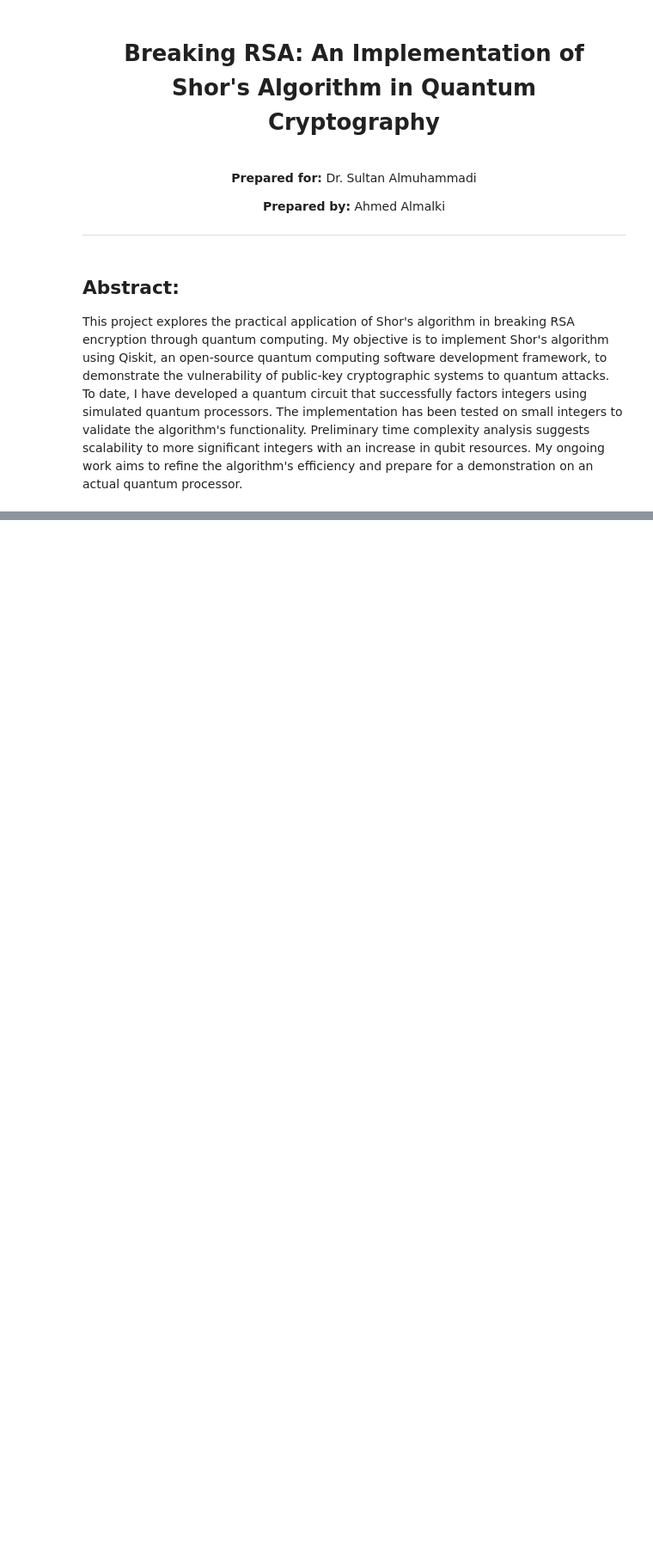
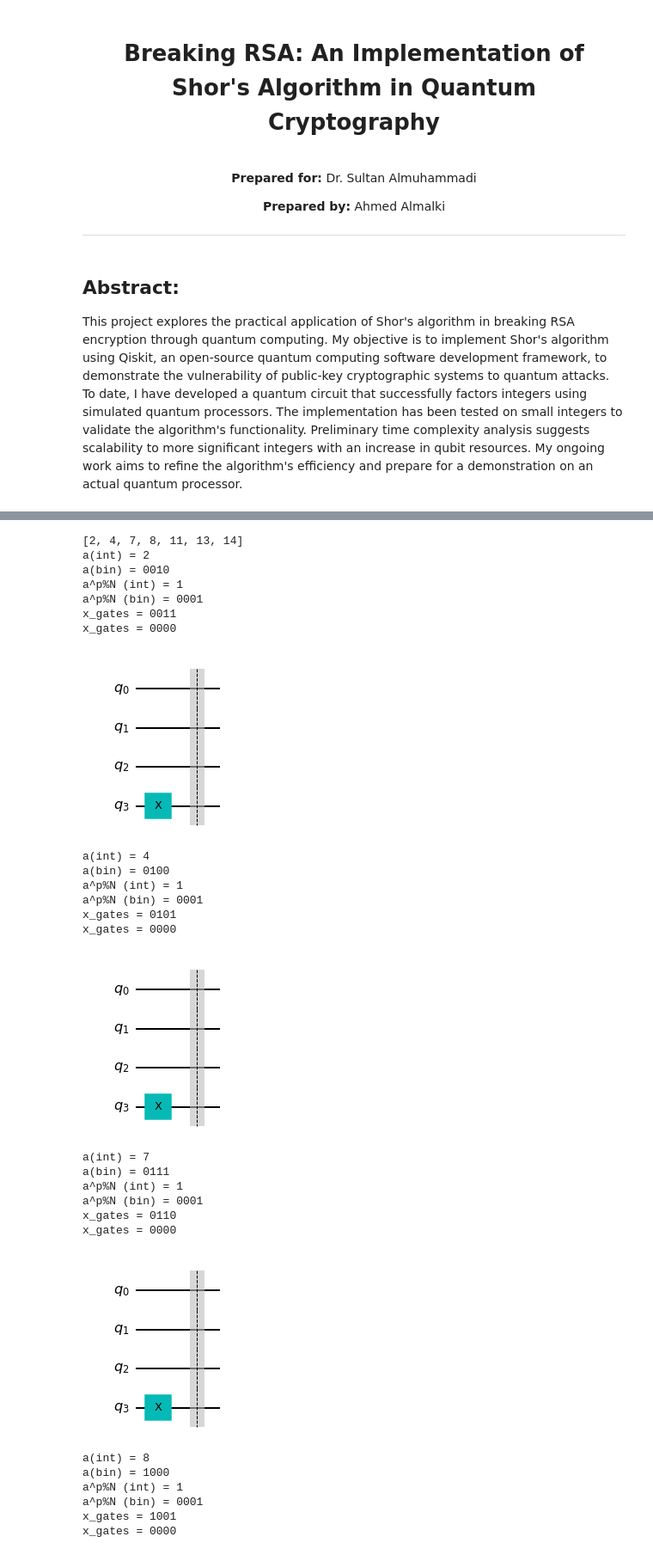
Before and after one commit to asajm/Quantum-Cryptography, a Jupyter notebook: Quantum-Cryptography.ipynb, the cells around one changed output, grey strips where cells are left out. Shown at 86% size. Drawn from its saved outputs; the diff is of its cells as text; code cells hidden in the pictures; blank space fills up the shorter version.

Commit message:
update controlled U gate

```diff
--- a/Quantum-Cryptography.ipynb
+++ b/Quantum-Cryptography.ipynb
@@ -145,0 +155,32 @@ from qiskit.circuit.library import QFT
+# %%
+for p in range(m_len):
+    c_amodN(7,15,p,draw=True)
+# %% [output]
+[2, 4, 7, 8, 11, 13, 14]
+a(int) = 2
+a(bin) = 0010
+a^p%N (int) = 1
+a^p%N (bin) = 0001
+x_gates = 0011
+x_gates = 0000
+[figure, added]
+a(int) = 4
+a(bin) = 0100
+a^p%N (int) = 1
+a^p%N (bin) = 0001
+x_gates = 0101
+x_gates = 0000
+[figure, added]
+a(int) = 7
+a(bin) = 0111
+a^p%N (int) = 1
+a^p%N (bin) = 0001
+x_gates = 0110
+x_gates = 0000
+[figure, added]
+a(int) = 8
+a(bin) = 1000
+a^p%N (int) = 1
+a^p%N (bin) = 0001
+x_gates = 1001
+x_gates = 0000
```
Also changed, not shown: parts of 27 cells of this notebook.
